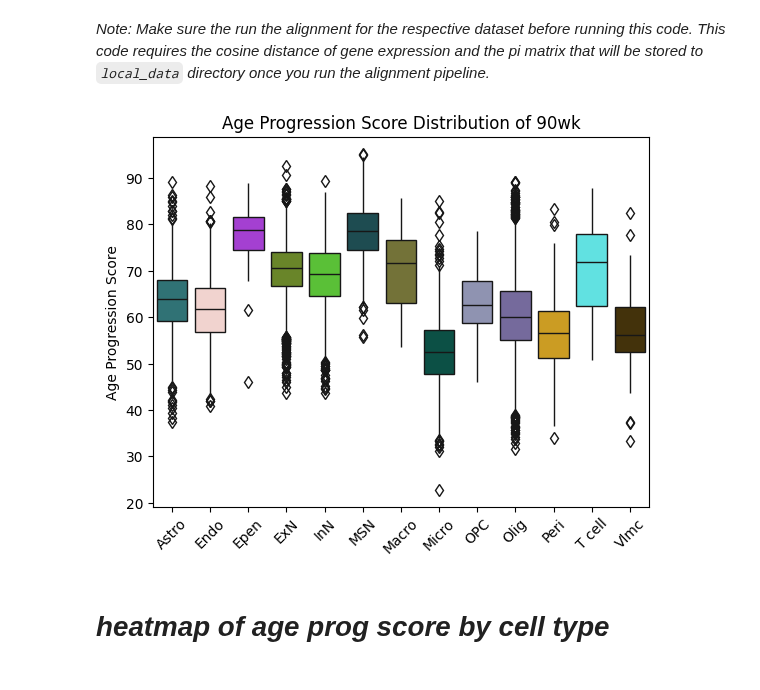
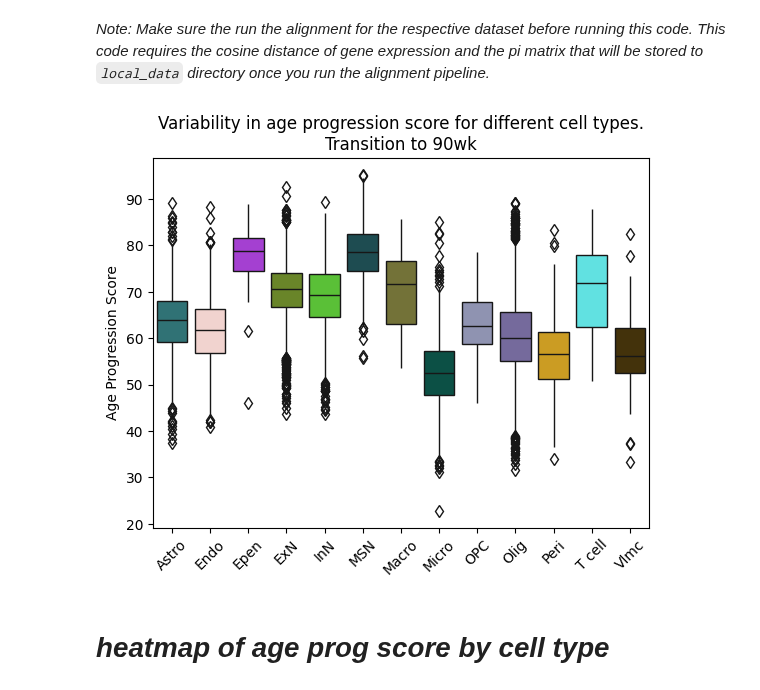
Before and after one commit to anupbhowmik/promt, a Jupyter notebook: downstream_analysis.ipynb, the cells around one changed output. Saved outputs shown, nothing was run; the diff lists cells and outputs as text; code cells hidden in the pictures.

```diff
--- a/downstream_analysis.ipynb
+++ b/downstream_analysis.ipynb
@@ -57,18 +61,18 @@ color_map = dict(zip(unique_cell_types, random_colors))
 # %%
 import matplotlib.pyplot as plt
 import seaborn as sns
 
 sns.boxplot(x="cell_type_annot", y="age_progression_score",
             data=sliceA.obs,
             palette = color_map.values(), hue = sliceA.obs['cell_type_annot'],
             notch=False, showcaps=False, flierprops={"marker": "d"},)
 plt.xlabel("")
 plt.ylabel("Age Progression Score")
 plt.xticks(rotation=45)
-plt.title(f"Age Progression Score Distribution of {age}")
+plt.title(f"Variability in age progression score for different cell types.\nTransition to {age}")
 plt.show()
 # %% [output]
-[figure, old version]
+[figure, new version]
 # %% [markdown]
 # ***heatmap of age prog score by cell type***
 # %%
```
Also changed, not shown: parts of 7 cells of this notebook, 2 other files.
